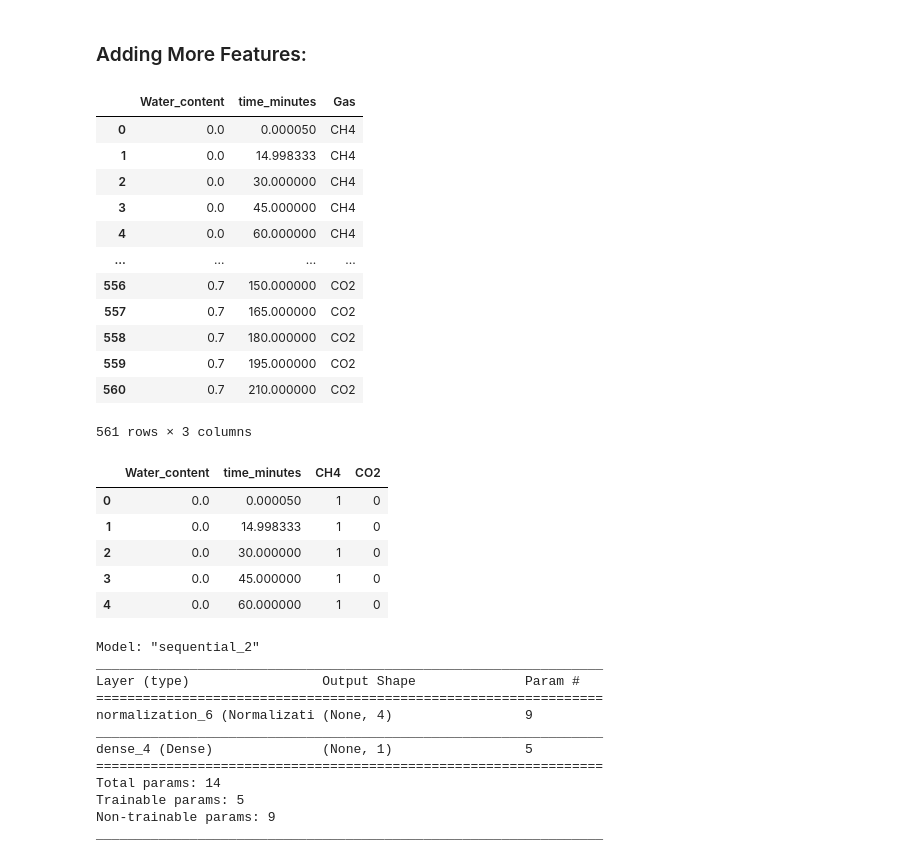
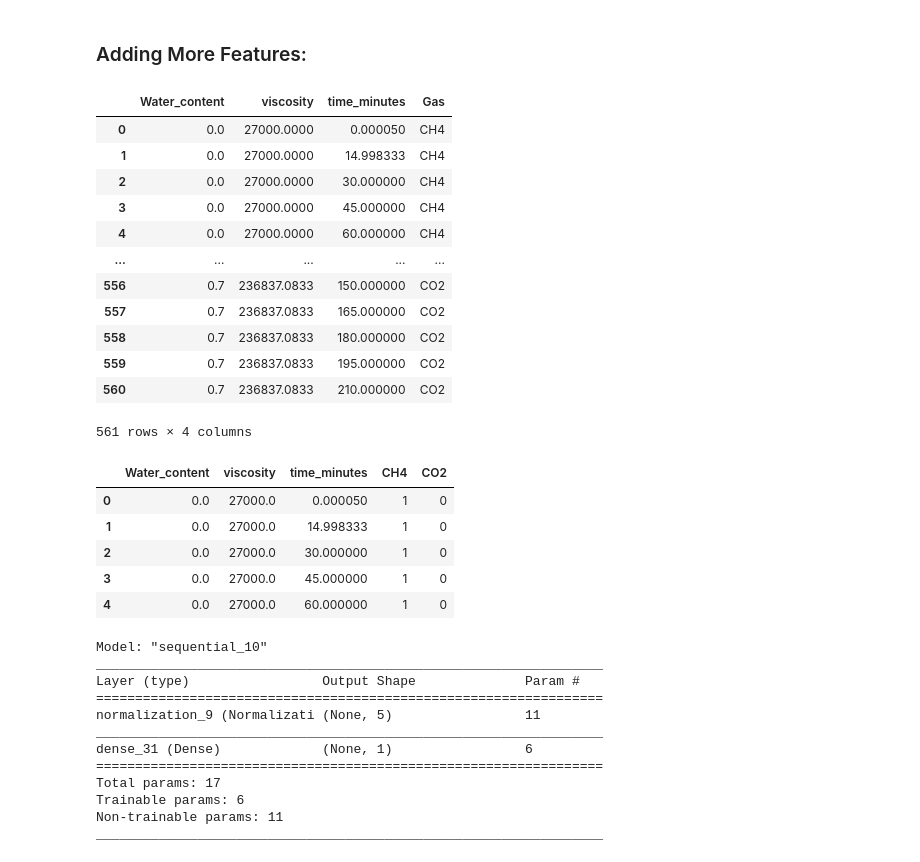
Before and after one commit to dataubc/Modeling_IFT_for_heavy_oil_emulsion, a Jupyter notebook: modeling_ift_python.ipynb, the cells around one changed output. Drawn from its saved outputs; the diff is of its cells as text; code cells hidden in the pictures.

```diff
--- a/modeling_ift_python.ipynb
+++ b/modeling_ift_python.ipynb
@@ -480,34 +544,34 @@ plot_ift(water_content, ift)
 ### Adding More Features:
 # %%
 ift_data = pd.read_excel('data/ift_data.xlsx')
-X= ift_data[['Water_content','time_minutes','Gas']] # get x
+X= ift_data[['Water_content','viscosity','time_minutes','Gas']] # get x
 y = ift_data['IFT'] # get y
 
 X
 # %% [output]
-|  | Water_content | time_minutes | Gas |
-| 0 | 0.0 | 0.000050 | CH4 |
-| 1 | 0.0 | 14.998333 | CH4 |
-| 2 | 0.0 | 30.000000 | CH4 |
-| 3 | 0.0 | 45.000000 | CH4 |
-| 4 | 0.0 | 60.000000 | CH4 |
-| ... | ... | ... | ... |
-| 556 | 0.7 | 150.000000 | CO2 |
-| 557 | 0.7 | 165.000000 | CO2 |
-| 558 | 0.7 | 180.000000 | CO2 |
-| 559 | 0.7 | 195.000000 | CO2 |
-| 560 | 0.7 | 210.000000 | CO2 |
+|  | Water_content | viscosity | time_minutes | Gas |
+| 0 | 0.0 | 27000.0000 | 0.000050 | CH4 |
+| 1 | 0.0 | 27000.0000 | 14.998333 | CH4 |
+| 2 | 0.0 | 27000.0000 | 30.000000 | CH4 |
+| 3 | 0.0 | 27000.0000 | 45.000000 | CH4 |
+| 4 | 0.0 | 27000.0000 | 60.000000 | CH4 |
+| ... | ... | ... | ... | ... |
+| 556 | 0.7 | 236837.0833 | 150.000000 | CO2 |
+| 557 | 0.7 | 236837.0833 | 165.000000 | CO2 |
+| 558 | 0.7 | 236837.0833 | 180.000000 | CO2 |
+| 559 | 0.7 | 236837.0833 | 195.000000 | CO2 |
+| 560 | 0.7 | 236837.0833 | 210.000000 | CO2 |
-561 rows × 3 columns
+561 rows × 4 columns
 # %%
 X = pd.get_dummies(X, prefix='', prefix_sep='')
 X.head()
 # %% [output]
-|  | Water_content | time_minutes | CH4 | CO2 |
-| 0 | 0.0 | 0.000050 | 1 | 0 |
-| 1 | 0.0 | 14.998333 | 1 | 0 |
-| 2 | 0.0 | 30.000000 | 1 | 0 |
-| 3 | 0.0 | 45.000000 | 1 | 0 |
-| 4 | 0.0 | 60.000000 | 1 | 0 |
+|  | Water_content | viscosity | time_minutes | CH4 | CO2 |
+| 0 | 0.0 | 27000.0 | 0.000050 | 1 | 0 |
+| 1 | 0.0 | 27000.0 | 14.998333 | 1 | 0 |
+| 2 | 0.0 | 27000.0 | 30.000000 | 1 | 0 |
+| 3 | 0.0 | 27000.0 | 45.000000 | 1 | 0 |
+| 4 | 0.0 | 27000.0 | 60.000000 | 1 | 0 |
 # %%
 X_train, X_test, y_train, y_test = train_test_split(X, y, test_size=0.2, random_state=123, shuffle=True)
 train_features = X_train
@@ -517,7 +581,7 @@ normalizer = preprocessing.Normalization()
 train_labels = y_train
 test_labels = y_test
 features = np.array(X_train)
-ift_normalizer = preprocessing.Normalization(input_shape=[4,])
+ift_normalizer = preprocessing.Normalization(input_shape=[5,])
 ift_normalizer.adapt(features)
 ift_model = tf.keras.Sequential([
     ift_normalizer,
@@ -525,17 +589,17 @@ ift_model = tf.keras.Sequential([
 ])
 ift_model.summary()
 # %% [output]
-Model: "sequential_2"
+Model: "sequential_10"
 _________________________________________________________________
 Layer (type)                 Output Shape              Param #
 =================================================================
-normalization_6 (Normalizati (None, 4)                 9
+normalization_9 (Normalizati (None, 5)                 11
 _________________________________________________________________
-dense_4 (Dense)              (None, 1)                 5
+dense_31 (Dense)             (None, 1)                 6
 =================================================================
-Total params: 14
-Trainable params: 5
-Non-trainable params: 9
+Total params: 17
+Trainable params: 6
+Non-trainable params: 11
 _________________________________________________________________
 # %%
 all_features_model = build_and_compile_model(ift_normalizer)
```
Also changed, not shown: parts of 51 cells of this notebook.
